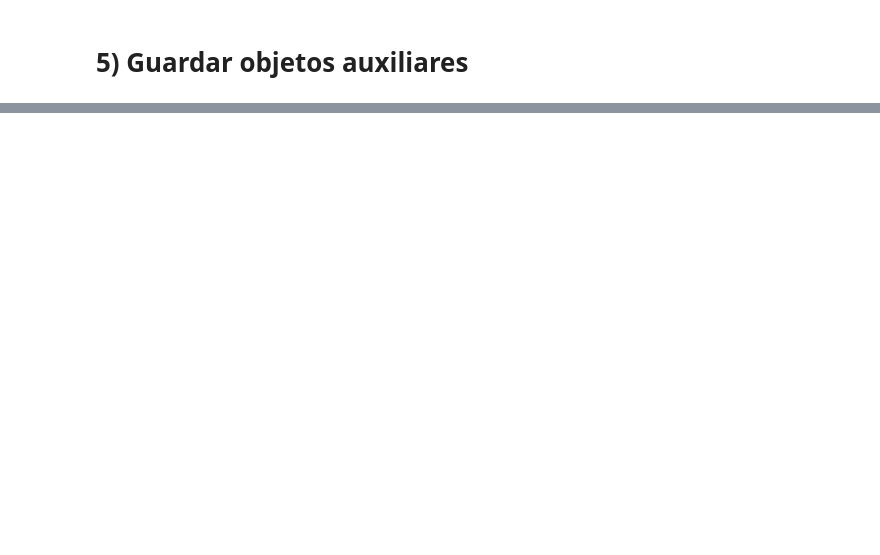
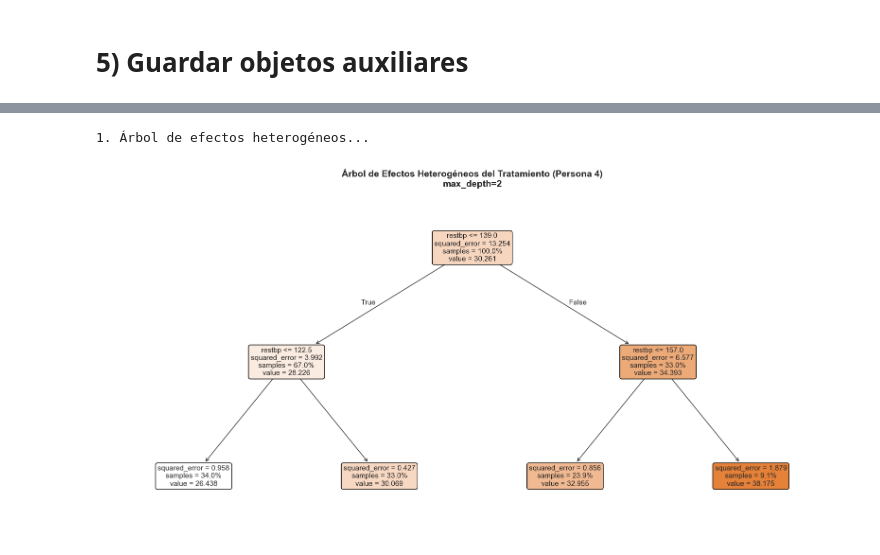
Before and after one commit to Arimari2303/Decision_Trees, a Jupyter notebook: Python/scripts/PYTHON_SCRIPT.ipynb, the cells around one changed output, grey strips where cells are left out. Drawn from its saved outputs; the diff is of its cells as text; code cells hidden in the pictures; blank space fills up the shorter version.

```diff
--- a/Python/scripts/PYTHON_SCRIPT.ipynb
+++ b/Python/scripts/PYTHON_SCRIPT.ipynb
@@ -245,0 +293,4 @@ with open("output/best_alpha_PY.txt", "w") as f:
+# %%
+# Configuración
+plt.style.use('seaborn-v0_8-whitegrid')
+np.random.seed(123)
@@ -245,0 +420,23 @@ with open("output/best_alpha_PY.txt", "w") as f:
+# %%
+# ===========================================================
+# ANÁLISIS AVANZADO (6 puntos total)
+# ===========================================================
+
+# (1 punto) Árbol representativo mejorado
+print("\n1. Árbol de efectos heterogéneos...")
+
+tree_p4 = DecisionTreeRegressor(max_depth=2, random_state=123,
+                                min_samples_leaf=15, min_samples_split=30)
+tree_p4.fit(X_causal, individual_effects)
+
+plt.figure(figsize=(16, 8))
+plot_tree(tree_p4, feature_names=feature_cols, filled=True, rounded=True,
+          fontsize=11, proportion=True)
+plt.title('Árbol de Efectos Heterogéneos del Tratamiento (Persona 4)\nmax_depth=2',
+          fontsize=14, fontweight='bold')
+plt.tight_layout()
+plt.savefig('output/arbol_heterogeneo_p4.png', dpi=300)
+plt.show()
+# %% [output]
+1. Árbol de efectos heterogéneos...
+[figure, added]
```
Also changed, not shown: parts of 17 cells of this notebook, 14 other files.
